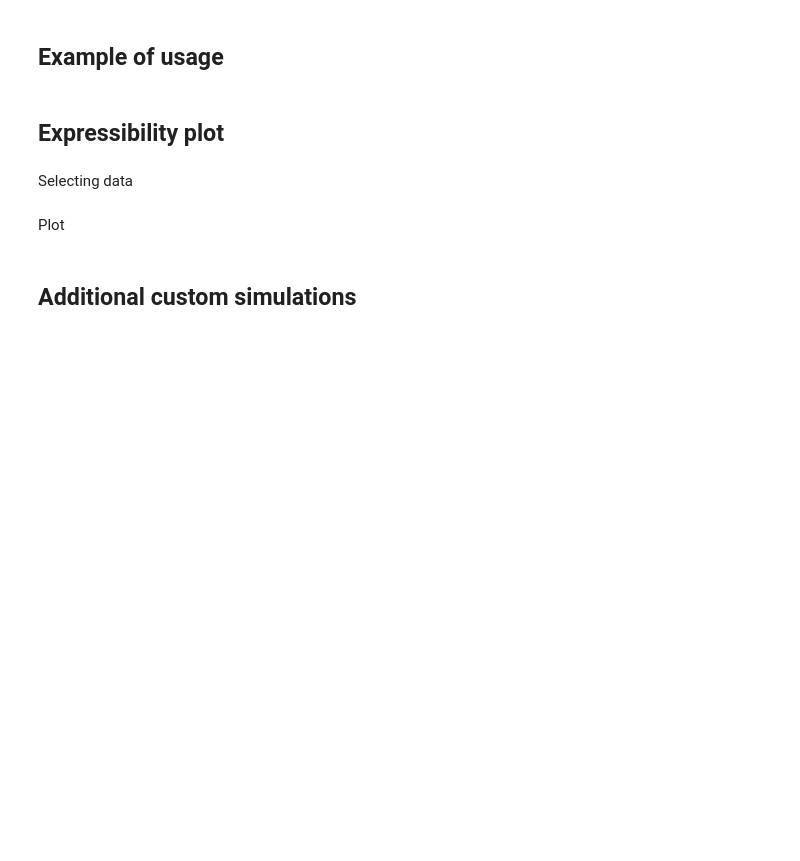
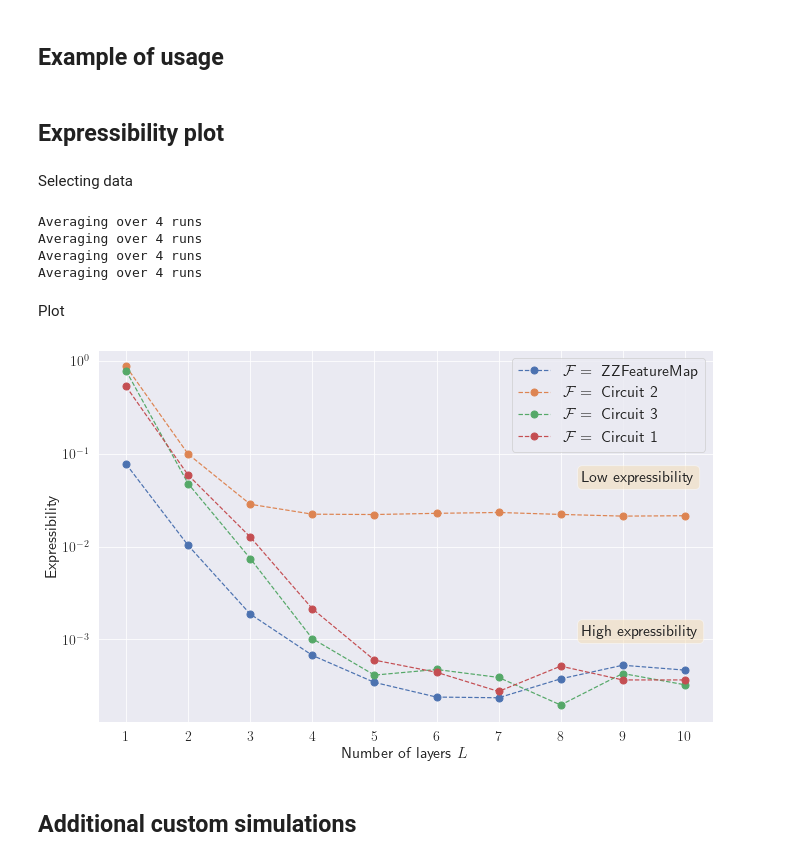
Before and after one commit to mballarin97/mps_qnn, a Jupyter notebook: examples/Expressibility.ipynb, the cells around one changed output. Drawn from its saved outputs; the diff is of its cells as text; code cells hidden in the pictures; blank space fills up the shorter version.

```diff
--- a/examples/Expressibility.ipynb
+++ b/examples/Expressibility.ipynb
@@ -22,5 +22,5 @@ from qcircha.utils import gather_data, list_data
 from qcircha.circuit_selector import pick_circuit
 
 # Path of the simulation data
-data_path = "./data/expr/"
+data_path = "./data/data/expr/"
 list_data(path=data_path)
@@ -111,53 +129,48 @@ print(f"Averaging over {len(data_runs)} runs")
 # --------------------------------------------------------------
 
 
-# SELECTING FIFTH QNN ARCHITECTURE
-data_runs = gather_data(key=['n_bins', 'num_qubits', 'fmap', 'var_ansatz', 'var_entanglement'],
-                        value=[100, 8, 'identity', 'TwoLocal', 'linear'],
-                        path=data_path)
 
-expr_data4 = []
-for run in data_runs:
-    expr_data4.append(np.load(data_path + run + ".npy", allow_pickle=True))
-expr_data4 = np.array(expr_data4)
-expr_data4 = np.mean(expr_data4, axis=0)
-print(f"Averaging over {len(data_runs)} runs")
-# --------------------------------------------------------------
-
-
-data_to_plot = [expr_data, expr_data1, expr_data2, expr_data3, expr_data4]
+data_to_plot = [expr_data, expr_data1, expr_data2, expr_data3]
+# %% [output]
+Averaging over 4 runs
+Averaging over 4 runs
+Averaging over 4 runs
+Averaging over 4 runs
 # %% [markdown]
 Plot
 # %%
 fig = plt.figure(figsize=(9.6, 6))
 
-plt.ylabel("Expressibility")
-plt.xlabel("Number of layers, $L$")
+plt.ylabel("Expressibility", fontsize=16)
+plt.xlabel("Number of layers $L$", fontsize=16)
 plt.yscale('log')
 
-plt.plot([], [], lw=0, label="$n=8$")
-plt.plot([], [], lw=0, label="Linear entanglement")
-plt.plot([], [], lw=0, color='grey', label="$V =\:$ Circuit 2")
+#plt.plot([], [], lw=0, label="$n=8$")
+#plt.plot([], [], lw=0, label="Linear entanglement")
+#plt.plot([], [], lw=0, color='grey', label="$V =\:$ Circuit 2")
 
 # these are matplotlib.patch.Patch properties
 props = dict(boxstyle='round', facecolor='wheat', alpha=0.5, edgecolor = 'w')
-plt.text(8.35, 5e-2, "Low expressibility", bbox=props,  fontsize=14)
-plt.text(8.35, 1.1e-3, "High expressibility", bbox = props, fontsize = 14)
+plt.text(8.35, 5e-2, "Low expressibility", bbox=props,  fontsize=16)
+plt.text(8.35, 1.1e-3, "High expressibility", bbox = props, fontsize = 16)
 
 
 # Check the order with the cell above!
 names = ['$\mathcal{F} =\:$ ZZFeatureMap', '$\mathcal{F} =\:$ Circuit 2',
-         '$\mathcal{F} =\:$ Circuit 3', '$\mathcal{F} =\:$ Circuit 1', '$\mathcal{F} =\:$ Identity']
+         '$\mathcal{F} =\:$ Circuit 3', '$\mathcal{F} =\:$ Circuit 1']
 
 alphas = np.ones(len(data_to_plot)) #np.linspace(0.4, 1, len(data_to_plot))[::-1]
 for idx, d in enumerate(data_to_plot):
     plt.plot(range(1, len(d)+1), d, color=cmap[idx], alpha=alphas[idx], marker='o', ls='--', label=names[idx], markersize=7)
 
-plt.xticks(range(1, 11))
+plt.xticks(range(1, 11), fontsize=14)
+plt.yticks(fontsize=14)
 
-plt.legend()
+plt.legend(fontsize=16)
 plt.tight_layout()
-#plt.savefig("data/Imgs/expr/expr_linear_comparison.pdf", format = 'pdf')
+plt.savefig("expr_linear_comparison_new.pdf", format = 'pdf')
+# %% [output]
+[figure, added]
 # %% [markdown]
 ## Additional custom simulations
 # %%
```
Also changed, not shown: parts of 1 cell of this notebook, 1 other file.
